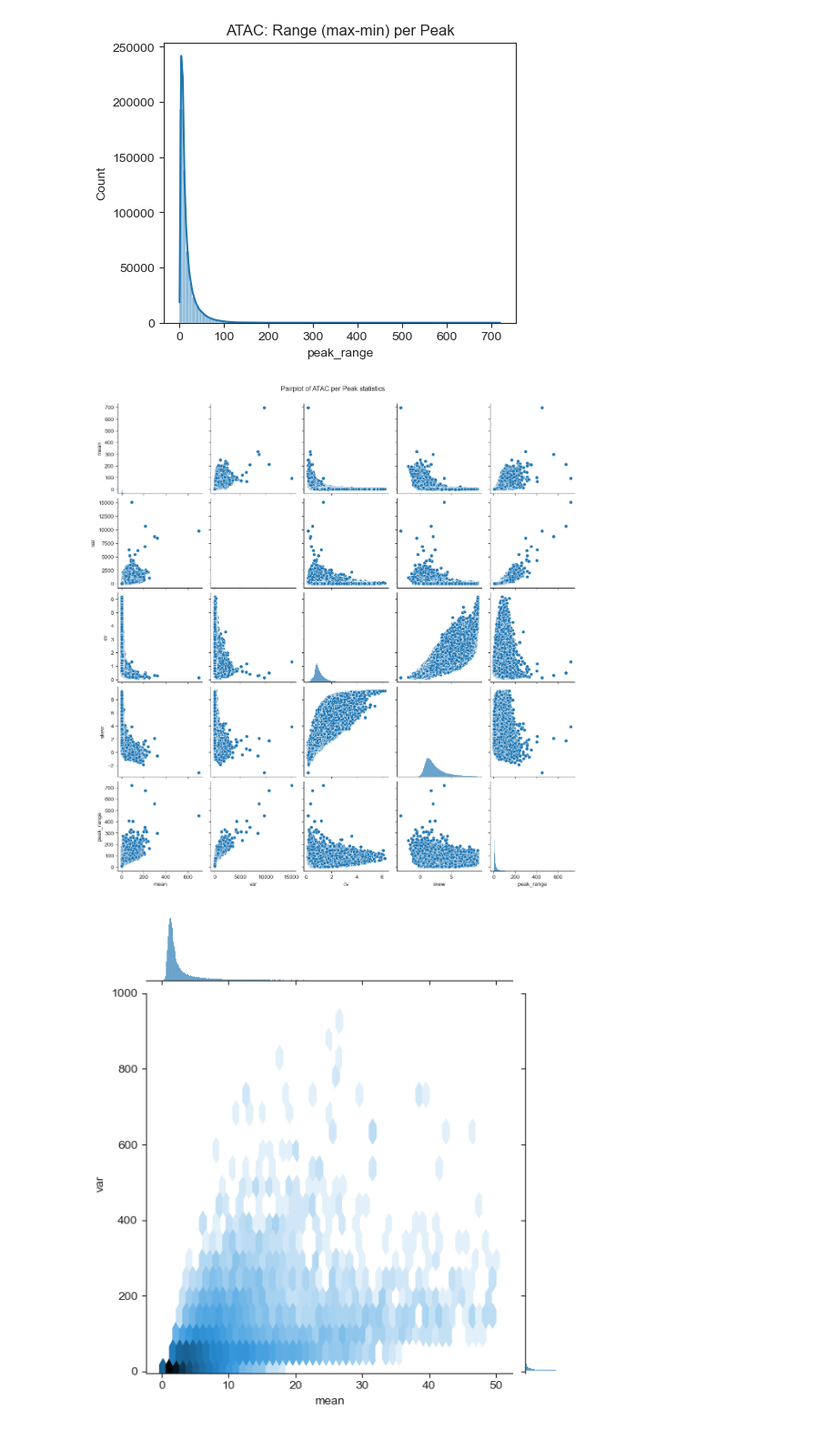
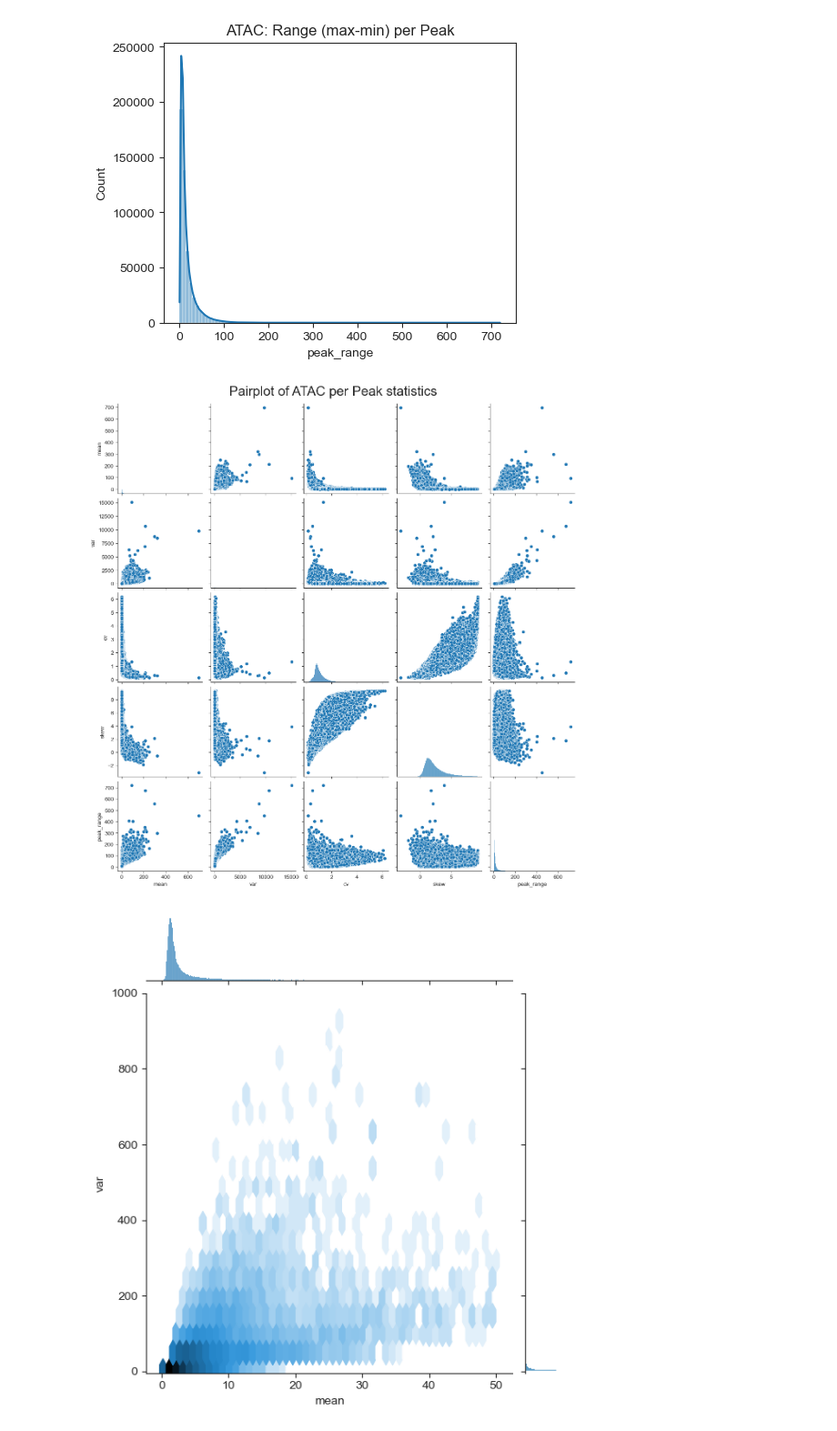
Before and after one commit to Topic2-Gene-Regulation-Immune-Cells/ILC-cells-Team4, a Jupyter notebook: 01_quality_control.ipynb, the cells around one changed output. Shown at 91% size. Cells and saved outputs as stored; diff of their text form; code cells hidden in the pictures.

```diff
--- a/01_quality_control.ipynb
+++ b/01_quality_control.ipynb
@@ -137,11 +137,11 @@ plt.show()
 [figure]
 # %%
 sns.pairplot(peak_stats)
-plt.suptitle("Pairplot of ATAC per Peak statistics", y=1.02)
+plt.suptitle("Pairplot of ATAC per Peak statistics", y=1.02, fontsize=24)
 plt.savefig(os.path.join(PLOTS_DIR, "pairplot_atac.png"))
 plt.show()
 # %% [output]
-[figure, old version]
+[figure, new version]
 # %%
 sns.jointplot(
     x="mean", y="var",
```
Also changed, not shown: parts of 1 cell of this notebook, 2 other files.
